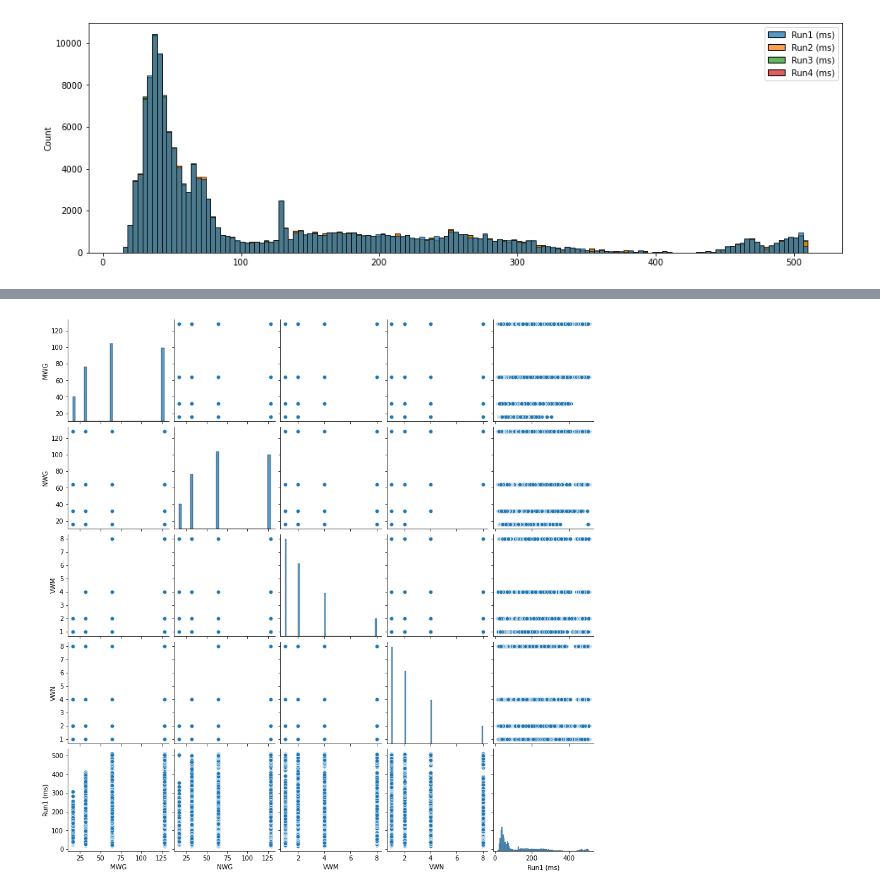
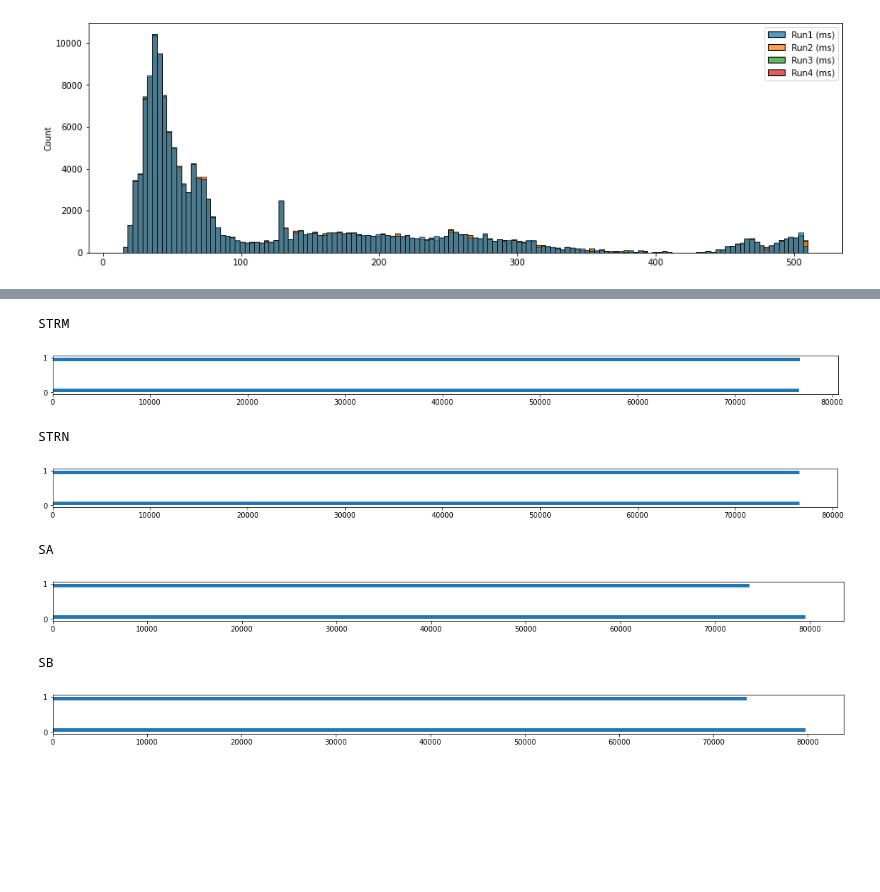
Before and after one commit to beniciosa68/MBA-USP-DS, a Jupyter notebook: 00.Projeto/02.projeto/bases/projeto.ipynb, the cells around one changed output, grey strips where cells are left out. Drawn from its saved outputs; the diff is of its cells as text; code cells hidden in the pictures; blank space fills up the shorter version.

```diff
--- a/00.Projeto/02.projeto/bases/projeto.ipynb
+++ b/00.Projeto/02.projeto/bases/projeto.ipynb
@@ -145,3 +187,12 @@ plt.colorbar()
 plt.show()
 # %% [output]
 [figure]
+# %%
+p = 0.30 # correlação mínima de 30%
+var = []
+for i in df_clean.corr().iloc[:,0:15]:
+    for j in df_clean.corr().iloc[:,0:15]:
+        if(i != j):
+            if np.abs(df_clean.corr()[i][j]) > p: # se maior do que |p|
+                var.append([i,j])
+print('Variáveis mais correlacionadas:\n', var)
@@ -162,15 +224,22 @@ plt.show()
-# %%
-#criando um dataframe temporario
-df_clean_temp = pd.DataFrame(df_clean)
-
-#dropando colunas que não interessam
-df_clean_temp.drop(df_clean.iloc[:,2:8],axis = 1, inplace = True)
-df_clean_temp.drop(df_clean.iloc[:,10:14],axis = 1, inplace = True)
-df_clean_temp.drop(df_clean.iloc[:,-3:],axis = 1, inplace = True)
-
-#plotando correlação entre variáveis que interessam
-fig = sns.pairplot(df_clean_temp,diag_kind='hist')
-# %% [output]
-[figure, removed]
+# %%
+#verificando balanceamento entre as variáveis categóricas
+#classes categóricas
+classes = df_clean[df_clean.columns[10:14]]
+
+#imprimindo histograma de cada classe categórica
+for i in classes.columns.unique():
+    plt.figure(figsize=(20,1))
+    print(i)
+    plt.hist(classes[i],orientation='horizontal')
+    plt.show()
+# %% [output]
+STRM
+[figure, added]
+STRN
+[figure, added]
+SA
+[figure, added]
+SB
+[figure, added]
 # %%
 #regressão linear, árvore de decisão, redes neurais e k-vizinhos.
```
Also changed, not shown: parts of 30 cells of this notebook, 15 other files.
